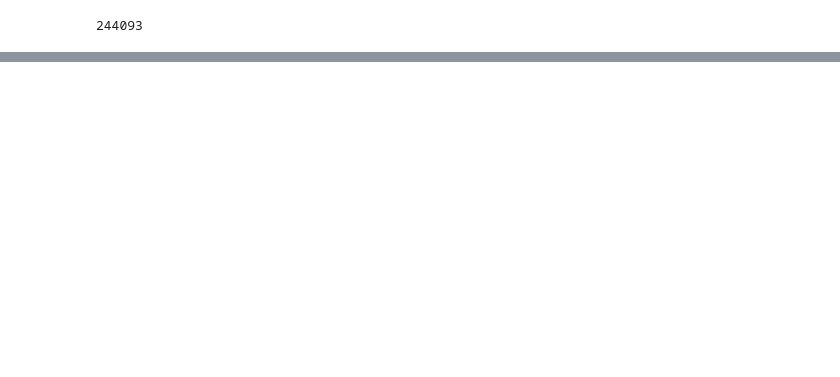
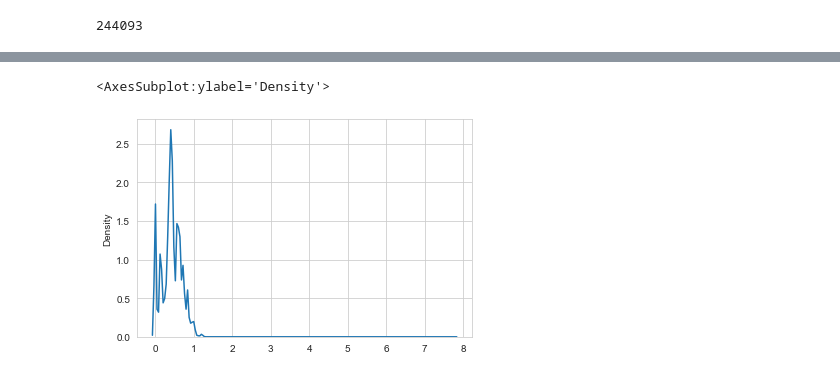
Before and after one commit to codefromjames/eire.energy, a Jupyter notebook: Building Energy Rating Prediction.ipynb, the cells around one changed output, grey strips where cells are left out. Drawn from its saved outputs; the diff is of its cells as text; code cells hidden in the pictures; blank space fills up the shorter version.

```diff
--- a/Building Energy Rating Prediction.ipynb
+++ b/Building Energy Rating Prediction.ipynb
@@ -162,0 +369,6 @@ ber
+# %%
+sns.kdeplot(np.array(berNormal['UValueFloor']),
+bw=0.1)
+# %% [output]
+<AxesSubplot:ylabel='Density'>
+[figure, added]
```
Also changed, not shown: parts of 56 cells of this notebook.
